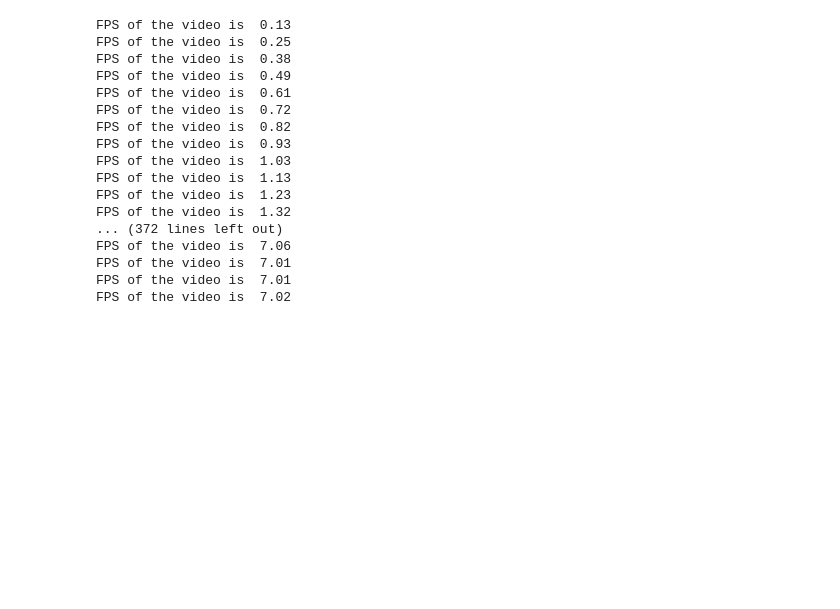
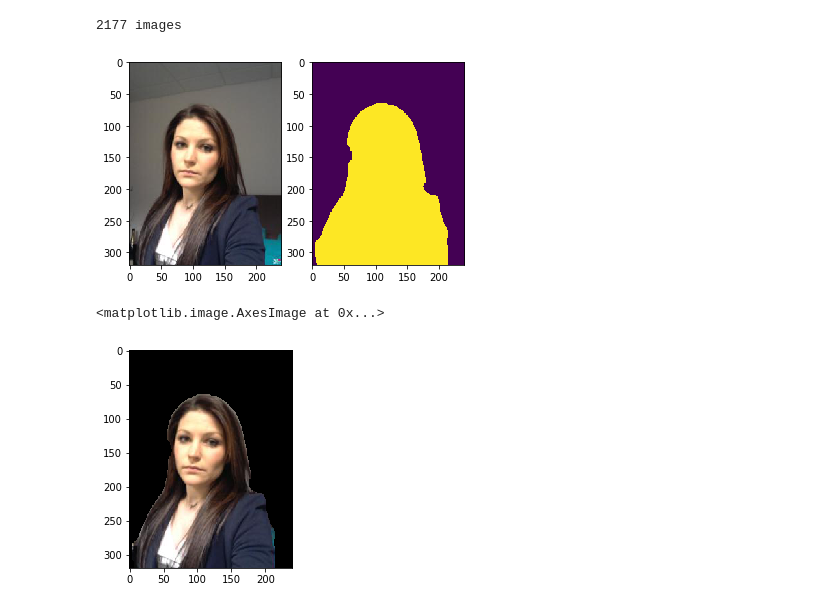
Before and after one commit to Andre6o6/PicsArt_hackaton, a Jupyter notebook: example.ipynb, the cells around one changed output. Saved outputs shown, nothing was run; the diff lists cells and outputs as text; code cells hidden in the pictures; blank space fills up the shorter version.

```diff
--- a/example.ipynb
+++ b/example.ipynb
@@ -14,7 +14,7 @@ from torchvision import transforms
 
 import cv2
 # %%
-from linknet import UNetResnet
+from models.linknet import UNetResnet
 
 device = torch.device('cpu')
 if torch.cuda.is_available():
@@ -22,6 +22,7 @@ if torch.cuda.is_available():
 
 net = UNetResnet().to(device)
 
-net.load_state_dict(torch.load('models/linknet34_e60+20+12_t014759_v0077759'))
+net.load_state_dict(torch.load('weights/linknet34_best'))
 net.eval()
+print("ready")
 # %% [output]
@@ -71,22 +56,46 @@ while cap.isOpened():
     if key & 0xFF == ord('q'):
         break
     frames+=1
-    print("FPS of the video is {:5.2f}".format( frames / (time.time() - start)))
+    #print("FPS of the video is {:5.2f}".format( frames / (time.time() - start)))
+cv2.destroyAllWindows()
-# %% [output]
-FPS of the video is  0.13
-FPS of the video is  0.25
-FPS of the video is  0.38
-FPS of the video is  0.49
-FPS of the video is  0.61
-FPS of the video is  0.72
-FPS of the video is  0.82
-FPS of the video is  0.93
-FPS of the video is  1.03
-FPS of the video is  1.13
-FPS of the video is  1.23
-FPS of the video is  1.32
-... (372 lines left out)
-FPS of the video is  7.06
-FPS of the video is  7.01
-FPS of the video is  7.01
-FPS of the video is  7.02
+# %%
+from torch.utils.data import DataLoader
+from torchvision import transforms
+from FaceDataset import FaceDataset
+
+tensor_transforms = transforms.Compose([
+    transforms.ToTensor()
+    ])
+
+path_images = list(filter(lambda x: x.endswith('.jpg'), os.listdir('data/test/')))
+
+test_data_loader = DataLoader(
+    FaceDataset('data/test', path_images, tensor_transforms=tensor_transforms), batch_size=1)
+# %% [output]
+2177 images
+# %%
+import matplotlib.pyplot as plt
+for batch in test_data_loader:
+    break
+
+orig = batch['img'].cpu().numpy()
+
+batch['img'] = batch['img'].to(device)
+with torch.no_grad():
+    output = net.forward(batch['img'])
+
+img = output[0].detach().cpu().numpy()
+post_img = remove_small_holes(remove_small_objects(img > 0.25))
+
+fig=plt.figure()
+fig.add_subplot(1,2, 1)
+plt.imshow(orig[0].transpose((1,2,0)))
+fig.add_subplot(1,2, 2)
+plt.imshow(post_img[0])
+plt.show()
+
+plt.imshow(orig[0].transpose((1,2,0))[:,:,:] * post_img[0,:,:,np.newaxis])
+# %% [output]
+[figure, added]
+<matplotlib.image.AxesImage at 0x...>
+[figure, added]
```
Also changed, not shown: parts of 1 cell of this notebook, 1 other file.
